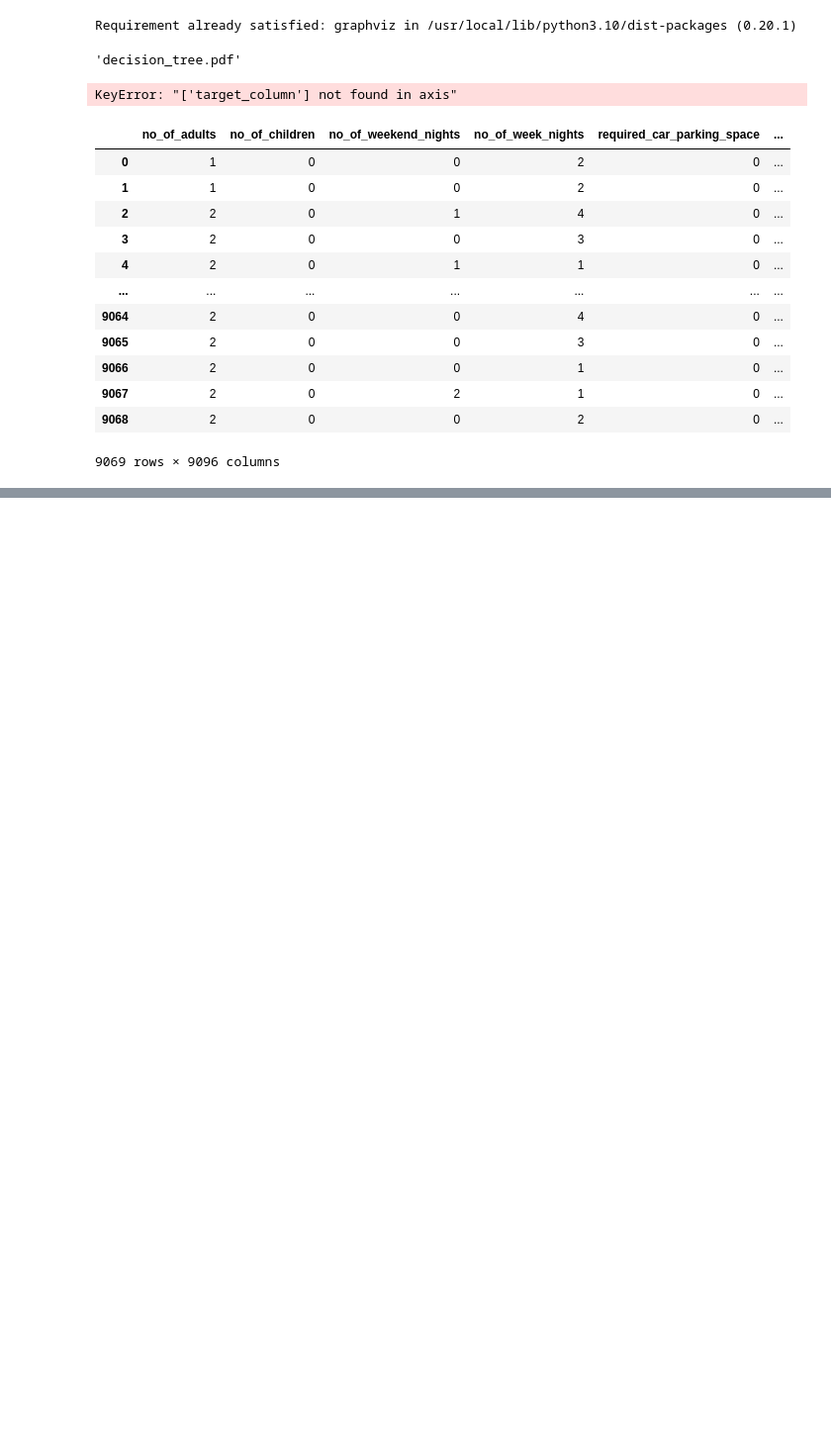
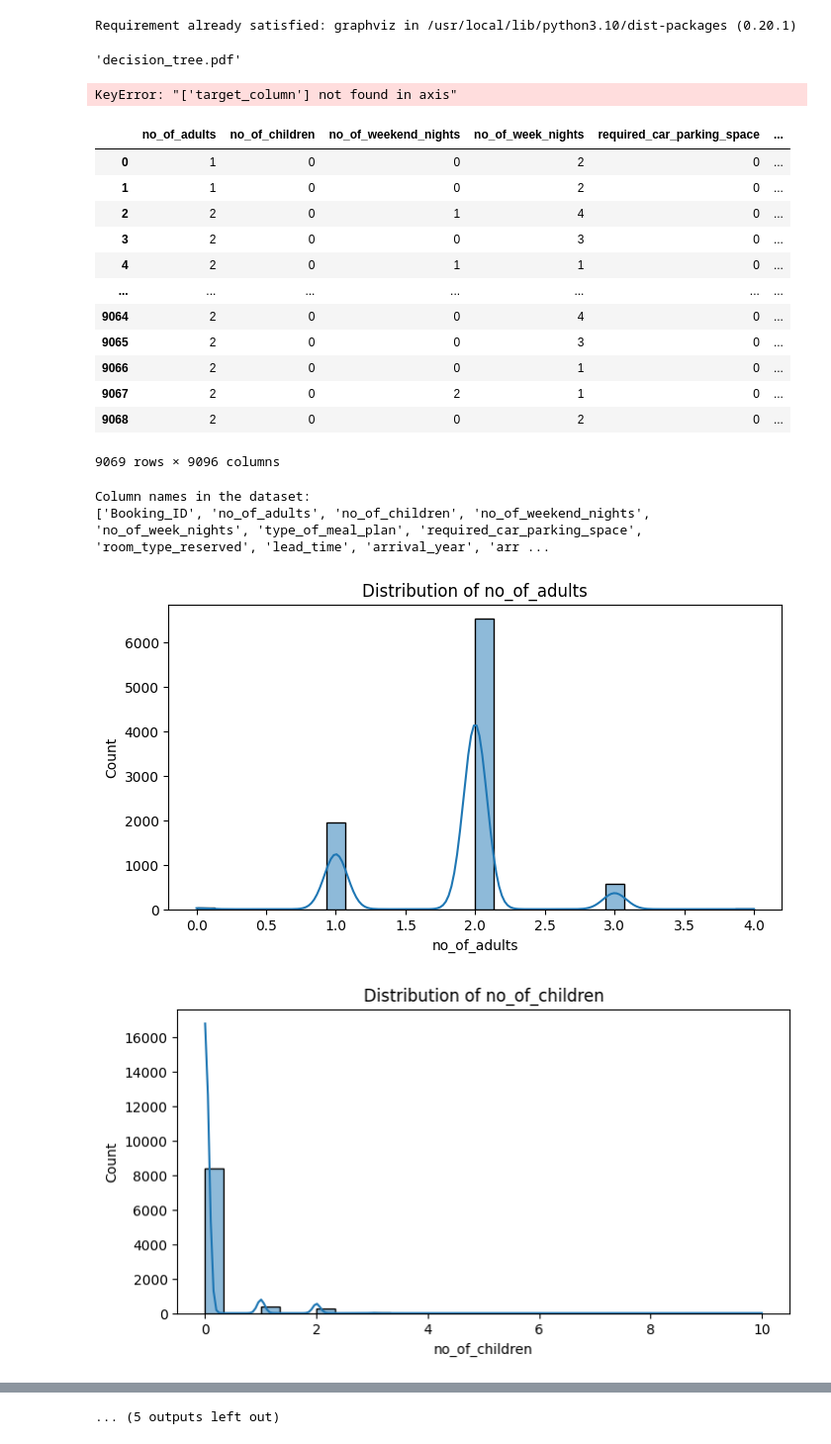
Before and after one commit to ch2kings/AirKING, a Jupyter notebook: DataAnalytics Hotel Booking.ipynb, the cells around one changed output, grey strips where cells are left out. Shown at 99% size. Cells and saved outputs as stored; diff of their text form; code cells hidden in the pictures; blank space fills up the shorter version.

```diff
--- a/DataAnalytics Hotel Booking.ipynb
+++ b/DataAnalytics Hotel Booking.ipynb
@@ -731,3 +762,43 @@ X
 | 9067 | 2 | 0 | 2 | 1 | 0 | ... |
 | 9068 | 2 | 0 | 0 | 2 | 0 | ... |
 9069 rows × 9096 columns
+# %%
+# Import necessary libraries
+import pandas as pd
+import matplotlib.pyplot as plt
+import seaborn as sns
+# Load the dataset
+
+file_path = '/content/Dataset-Hotel+Booking+Cancellation+Prediction.csv'
+data = pd.read_csv(file_path, delimiter=',')
+
+# List of numerical and categorical variables
+numerical_variables = ['no_of_adults', 'no_of_children', 'no_of_weekend_nights',
+                       'no_of_week_nights', 'lead_time', 'arrival_year', 'arrival_month',
+                       'no_of_previous_cancellations', 'no_of_previous_bookings_not_canceled',
+                       'avg_price_per_room', 'no_of_special_requests']
+categorical_variables = ['type_of_meal_plan', 'required_car_parking_space',
+                         'market_segment_type', 'repeated_guest','booking_status']
+
+
+print("Column names in the dataset:")
+print(data.columns.tolist())
+
+# Univariate Analysis for Numerical Variables
+for var in numerical_variables:
+    plt.figure(figsize=(8, 4))
+    sns.histplot(data[var], kde=True, bins=30)
+    plt.title(f'Distribution of {var}')
+    plt.show()
+
+# Univariate Analysis for Categorical Variables
+for var in categorical_variables:
+    plt.figure(figsize=(8, 4))
+    sns.countplot(y=var, data=data)
+    plt.title(f'Frequency of {var}')
+    plt.show()
+# %% [output]
+Column names in the dataset:
+['Booking_ID', 'no_of_adults', 'no_of_children', 'no_of_weekend_nights', 'no_of_week_nights', 'type_of_meal_plan', 'required_car_parking_space', 'room_type_reserved', 'lead_time', 'arrival_year', 'arr ...
+[figure, added]
+[figure, added]
@@ -733,0 +814 @@ X
+... (5 outputs left out)
```
Also changed, not shown: parts of 9 cells of this notebook.
